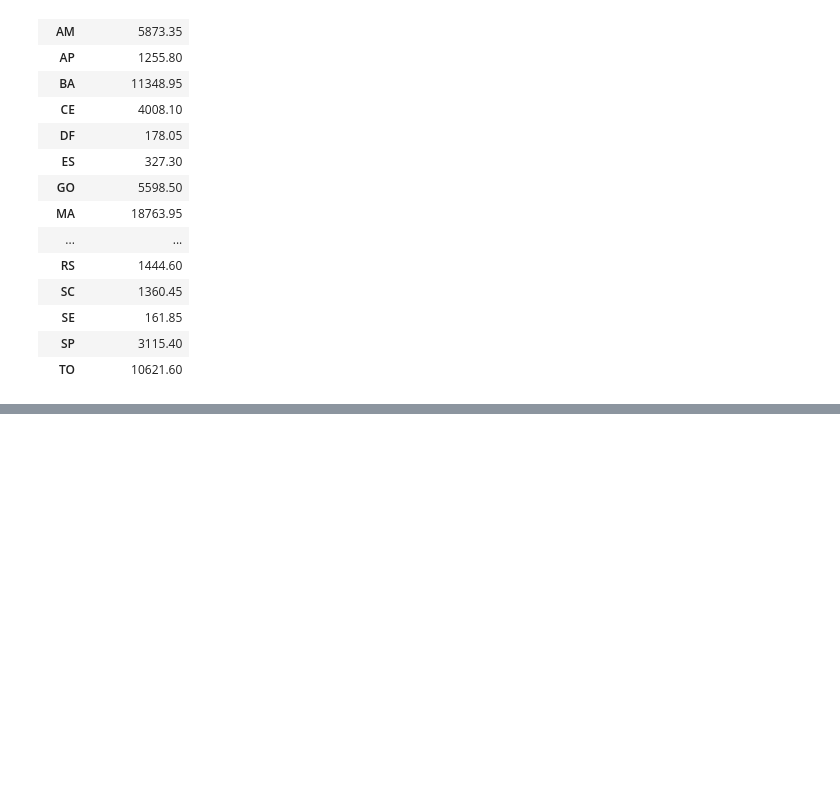
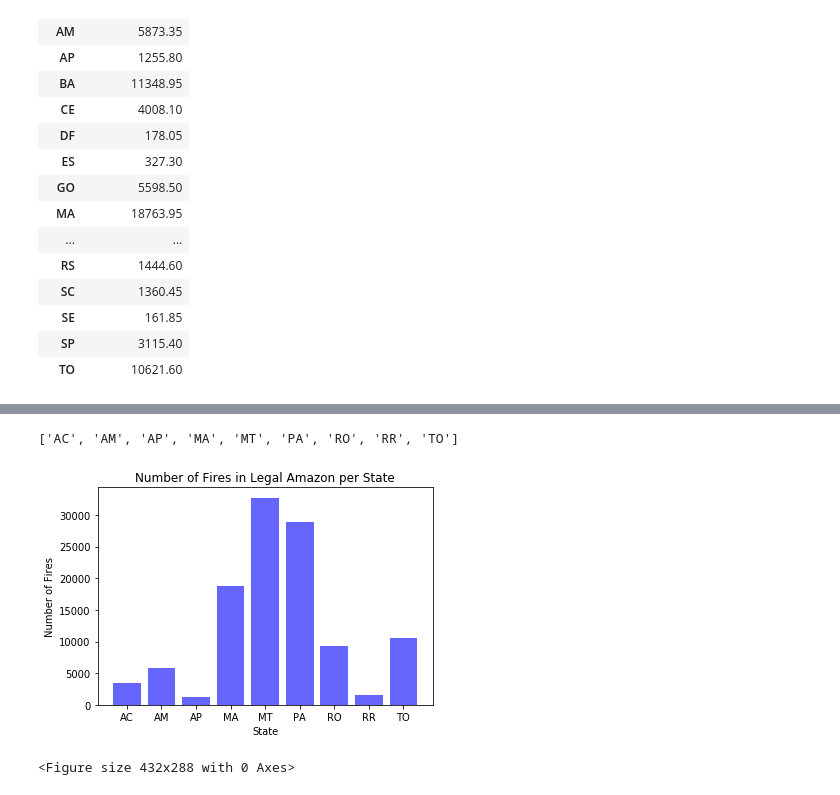
Before and after one commit to hgracemoy/Project1_Group3, a Jupyter notebook: firedata.ipynb, the cells around one changed output, grey strips where cells are left out. Saved outputs shown, nothing was run; the diff lists cells and outputs as text; code cells hidden in the pictures; blank space fills up the shorter version.

```diff
--- a/firedata.ipynb
+++ b/firedata.ipynb
@@ -232,7 +215,7 @@ AmazonTO = Xstate_mean_df.loc[('TO')]
 
 data = [AmazonAC, AmazonAM, AmazonAP, AmazonMA, AmazonMT, AmazonPA, AmazonRO, AmazonRR, AmazonTO]
 
-Amazon_mean_df = df = pd.DataFrame(data)
+Amazon_mean_df = pd.DataFrame(data)
 Amazon_mean_df
 
 Amazon_mean_df.to_csv("data/Amazon_mean_df.csv")
@@ -303,0 +235,3 @@ Amazon_mean_df.to_csv("data/Amazon_mean_df.csv")
+# %%
+Amazon_mean_df.index.names = ['States']
+Amazon_mean_df
@@ -303,0 +250,18 @@ Amazon_mean_df.to_csv("data/Amazon_mean_df.csv")
+# %%
+xaxis = list(Amazon_mean_df.index)
+xaxis
+# %% [output]
+['AC', 'AM', 'AP', 'MA', 'MT', 'PA', 'RO', 'RR', 'TO']
+# %%
+plt.bar(xaxis,Amazon_mean_df["Number of Fires"], color='b', alpha=0.6, align="center")
+
+plt.title("Number of Fires in Legal Amazon per State")
+plt.xlabel("State")
+plt.ylabel("Number of Fires")
+
+plt.show()
+
+plt.savefig("data/LegalAmazonFires.png")
+# %% [output]
+[figure, added]
+<Figure size 432x288 with 0 Axes>
```
Also changed, not shown: parts of 32 cells of this notebook, 9 other files.
